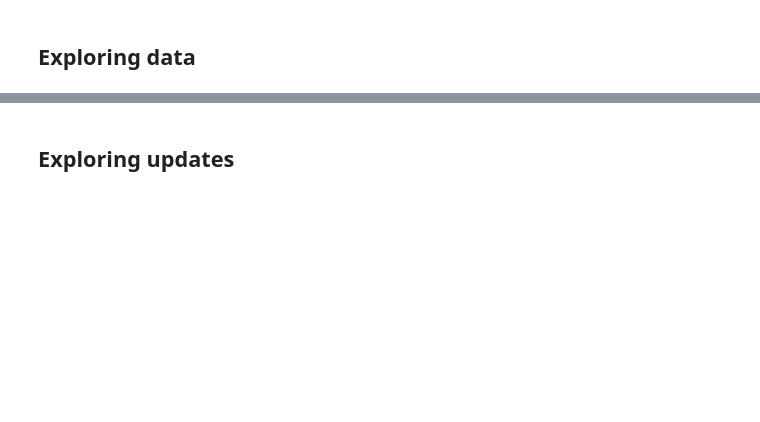
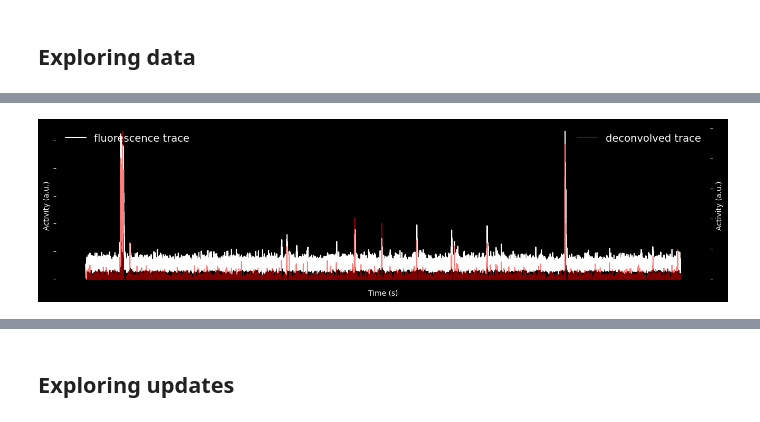
Before and after one commit to Gyepee/adamacs_jisooj, a Jupyter notebook: notebooks/10_troselab_workflow.ipynb, the cells around one changed output, grey strips where cells are left out. Saved outputs shown, nothing was run; the diff lists cells and outputs as text; code cells hidden in the pictures; blank space fills up the shorter version.

```diff
--- a/notebooks/10_troselab_workflow.ipynb
+++ b/notebooks/10_troselab_workflow.ipynb
@@ -569,27 +742,29 @@ plt.contour(mask_image, colors='white', linewidths=0.5);
 # %%
-query_cells = (imaging.Segmentation.Mask * imaging.MaskClassification.MaskType & curation_key & 'mask_center_z=0' & 'mask_npix > 130').proj()
+query_cells = (imaging.Segmentation.Mask * imaging.MaskClassification.MaskType & curation_key & 'mask_center_z=0' & 'mask_npix > 1').proj()
 
 fluorescence_traces = (imaging.Fluorescence.Trace & query_cells).fetch('fluorescence', order_by='mask')
 
 activity_traces = (imaging.Activity.Trace & query_cells).fetch('activity_trace', order_by='mask')
 
 sampling_rate = (scan.ScanInfo & curation_key).fetch1('fps') # [Hz]
 
 fig, ax = plt.subplots(1, 1, figsize=(16, 4))
 ax2 = ax.twinx()
 
 for f, a in zip(fluorescence_traces, activity_traces):
     ax.plot(np.r_[:f.size] * 1/sampling_rate, f, 'w', label='fluorescence trace')
     ax2.plot(np.r_[:a.size] * 1/sampling_rate, a, 'r', alpha=0.5, label='deconvolved trace')
 
     break
 
 ax.tick_params(labelsize=14)
 ax2.tick_params(labelsize=14)
 
 ax.legend(loc='upper left', prop={'size': 14})
 ax2.legend(loc='upper right', prop={'size': 14})
 
 ax.set_xlabel('Time (s)')
 ax.set_ylabel('Activity (a.u.)')
 ax2.set_ylabel('Activity (a.u.)');
+# %% [output]
+[figure, added]
```
Also changed, not shown: parts of 44 cells of this notebook, 2 other files.
